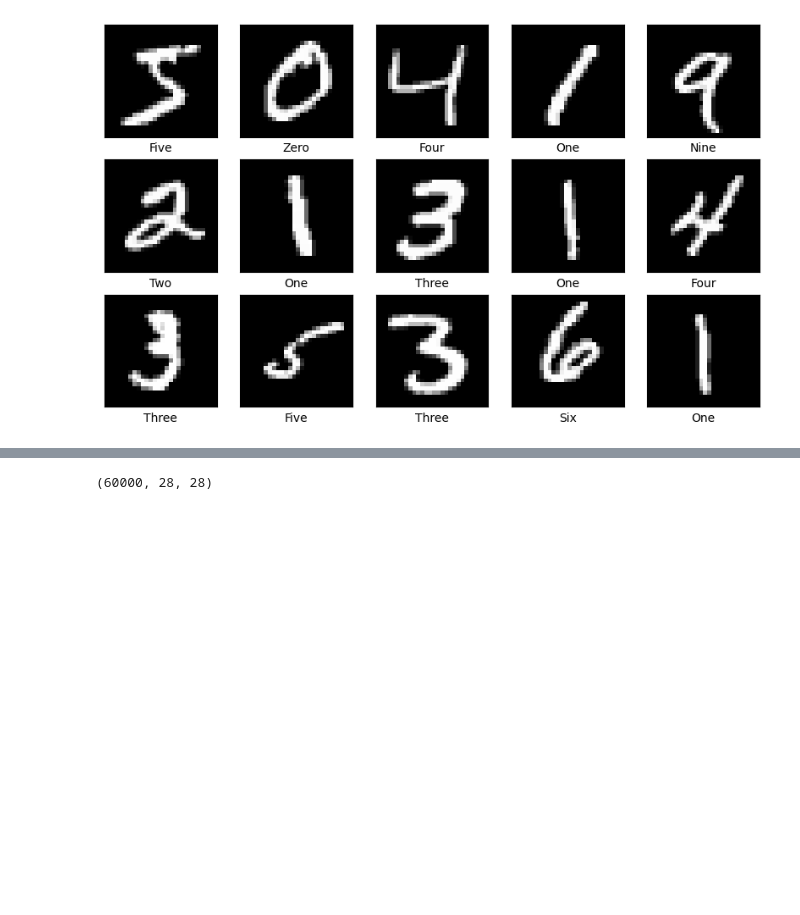
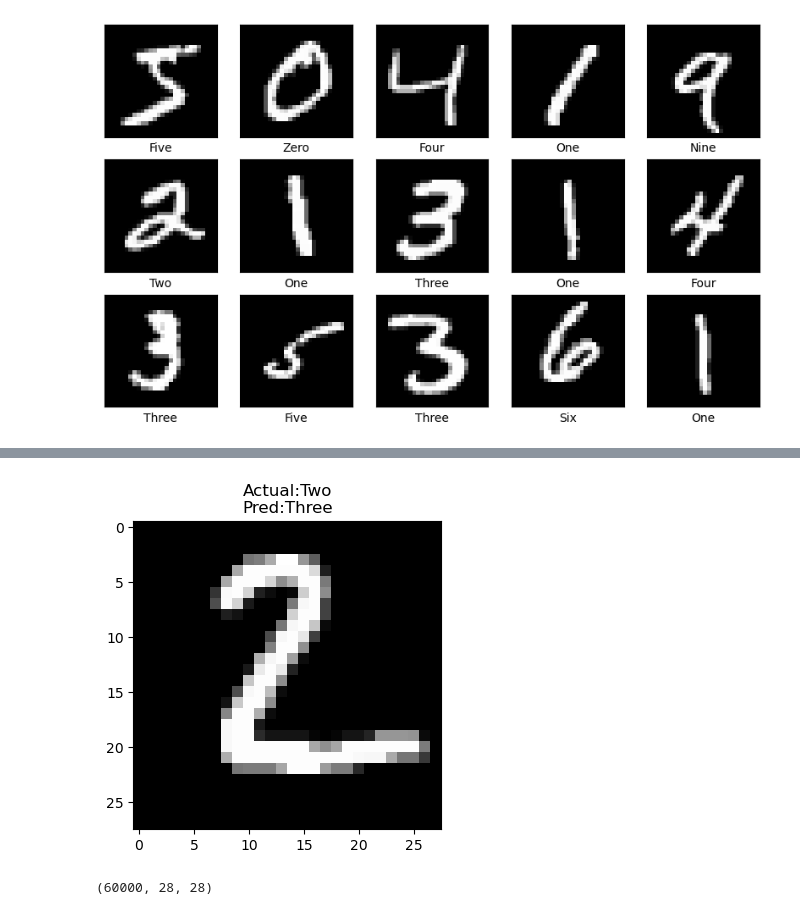
Before and after one commit to shameee09/Deep-Learning, a Jupyter notebook: Artifical Nerual Networks/Digts Using ANN.ipynb, the cells around one changed output, grey strips where cells are left out. Drawn from its saved outputs; the diff is of its cells as text; code cells hidden in the pictures; blank space fills up the shorter version.

```diff
--- a/Artifical Nerual Networks/Digts Using ANN.ipynb
+++ b/Artifical Nerual Networks/Digts Using ANN.ipynb
@@ -106,3 +109,21 @@ for i in range(15):
 plt.show()
 # %% [output]
 [figure]
+# %%
+# Names of numbers in the dataset in order
+col_names = ['Zero', 'One', 'Two', 'Three', 'Four',
+             'Five', 'Six', 'Seven', 'Eight', 'Nine']
+
+# Predict the first test image
+prediction = model.predict(X_test_digt)
+
+plt.figure(figsize=(4,4))
+plt.imshow(X_test_digt[1].reshape(28, 28), cmap='gray')
+plt.title(
+    "Actual:{}\nPred:{}".format(
+        col_names[np.argmax(y_test_digt[1])],
+        col_names[np.argmax(prediction[1])]
+    )
+)
+plt.show()
+# %% [output]
@@ -109,3 +131,4 @@ plt.show()
+[figure, added]
 # %%
 X_train_digt.shape
 # %% [output]
```
Also changed, not shown: parts of 7 cells of this notebook.
